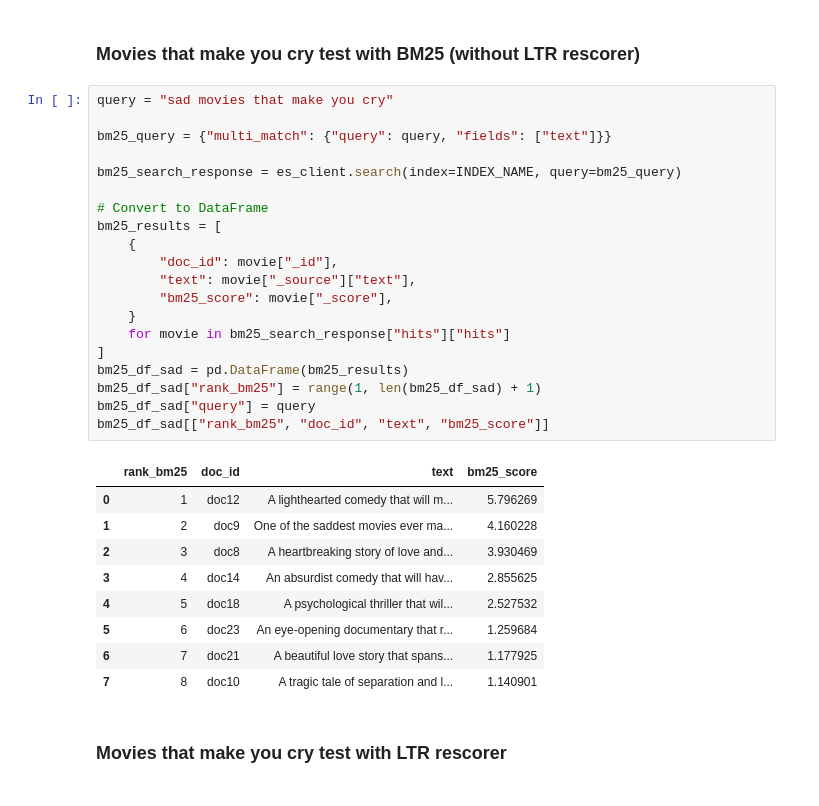
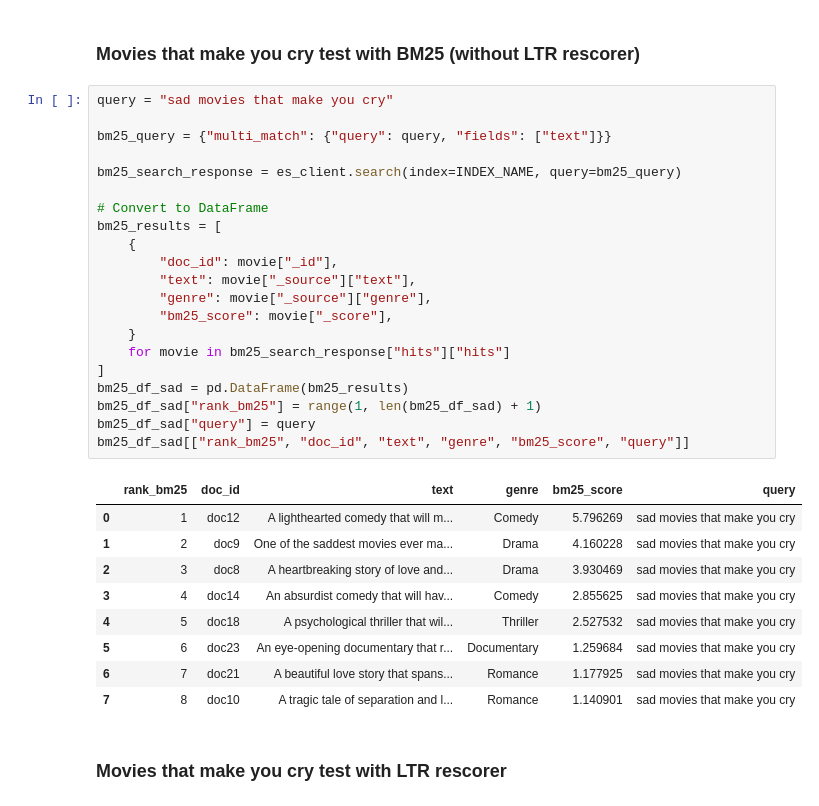
Before and after one commit to Delacrobix/training-ltr-model-based-on-judgement-sets, a Jupyter notebook: notebook/notebook.ipynb, the cells around one changed output. Cells and saved outputs as stored; diff of their text form.

```diff
--- a/notebook/notebook.ipynb
+++ b/notebook/notebook.ipynb
@@ -386,33 +409,34 @@ ltr_df_dicaprio[["rank_ltr", "doc_id", "text", "ltr_score"]]
 # %%
 query = "sad movies that make you cry"
 
 bm25_query = {"multi_match": {"query": query, "fields": ["text"]}}
 
 bm25_search_response = es_client.search(index=INDEX_NAME, query=bm25_query)
 
 # Convert to DataFrame
 bm25_results = [
     {
         "doc_id": movie["_id"],
         "text": movie["_source"]["text"],
+        "genre": movie["_source"]["genre"],
         "bm25_score": movie["_score"],
     }
     for movie in bm25_search_response["hits"]["hits"]
 ]
 bm25_df_sad = pd.DataFrame(bm25_results)
 bm25_df_sad["rank_bm25"] = range(1, len(bm25_df_sad) + 1)
 bm25_df_sad["query"] = query
-bm25_df_sad[["rank_bm25", "doc_id", "text", "bm25_score"]]
+bm25_df_sad[["rank_bm25", "doc_id", "text", "genre", "bm25_score", "query"]]
 # %% [output]
-|  | rank_bm25 | doc_id | text | bm25_score |
-| 0 | 1 | doc12 | A lighthearted comedy that will m... | 5.796269 |
-| 1 | 2 | doc9 | One of the saddest movies ever ma... | 4.160228 |
-| 2 | 3 | doc8 | A heartbreaking story of love and... | 3.930469 |
-| 3 | 4 | doc14 | An absurdist comedy that will hav... | 2.855625 |
-| 4 | 5 | doc18 | A psychological thriller that wil... | 2.527532 |
-| 5 | 6 | doc23 | An eye-opening documentary that r... | 1.259684 |
-| 6 | 7 | doc21 | A beautiful love story that spans... | 1.177925 |
-| 7 | 8 | doc10 | A tragic tale of separation and l... | 1.140901 |
+|  | rank_bm25 | doc_id | text | genre | bm25_score | query |
+| 0 | 1 | doc12 | A lighthearted comedy that will m... | Comedy | 5.796269 | sad movies that make you cry |
+| 1 | 2 | doc9 | One of the saddest movies ever ma... | Drama | 4.160228 | sad movies that make you cry |
+| 2 | 3 | doc8 | A heartbreaking story of love and... | Drama | 3.930469 | sad movies that make you cry |
+| 3 | 4 | doc14 | An absurdist comedy that will hav... | Comedy | 2.855625 | sad movies that make you cry |
+| 4 | 5 | doc18 | A psychological thriller that wil... | Thriller | 2.527532 | sad movies that make you cry |
+| 5 | 6 | doc23 | An eye-opening documentary that r... | Documentary | 1.259684 | sad movies that make you cry |
+| 6 | 7 | doc21 | A beautiful love story that spans... | Romance | 1.177925 | sad movies that make you cry |
+| 7 | 8 | doc10 | A tragic tale of separation and l... | Romance | 1.140901 | sad movies that make you cry |
 # %% [markdown]
 ### Movies that make you cry test with LTR rescorer
 # %%
```
Also changed, not shown: parts of 11 cells of this notebook, 1 other file.
